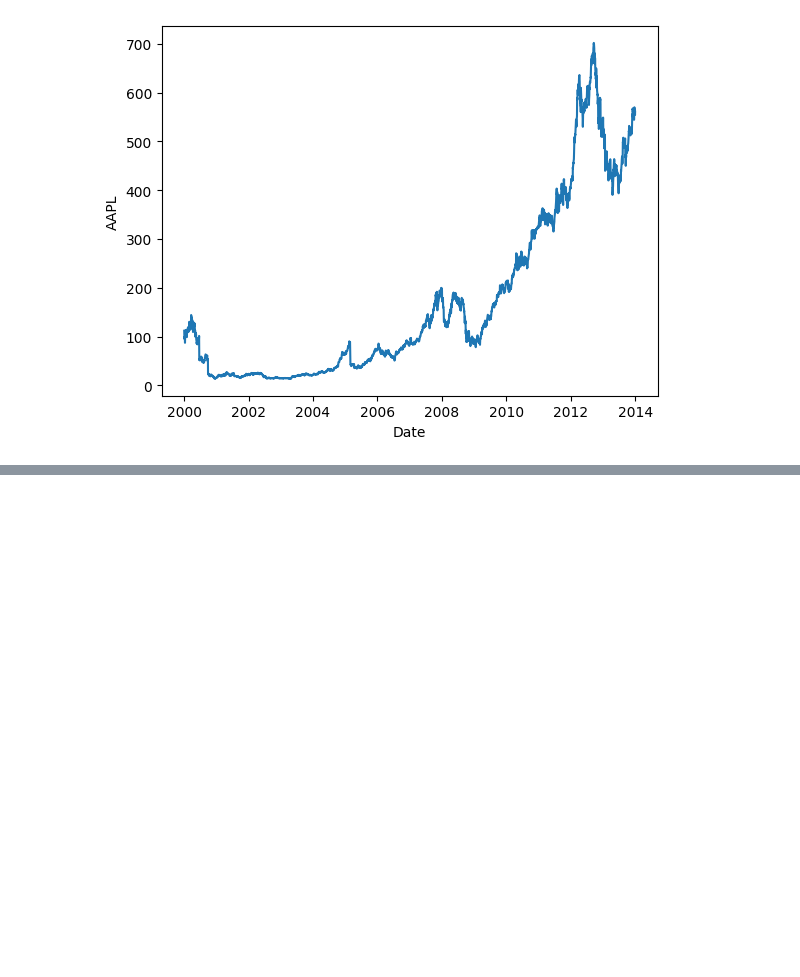
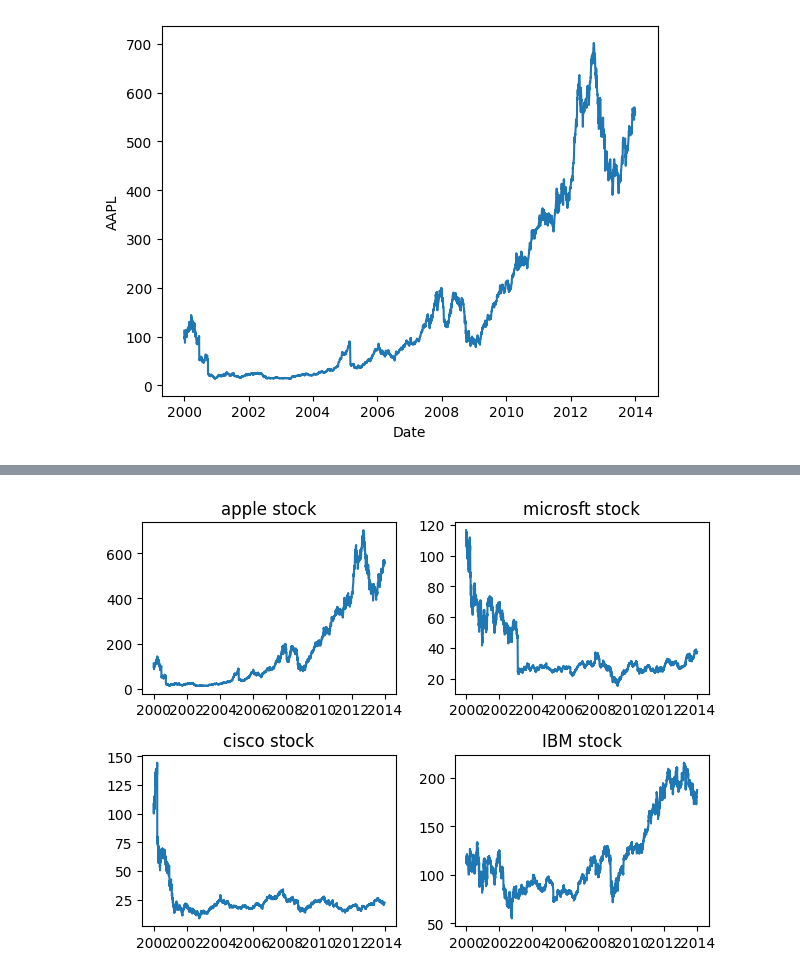
Before and after one commit to BryhanS/supply-chain-data-science-project, a Jupyter notebook: 08.Visualization-with-matplotlib/data.ipynb, the cells around one changed output, grey strips where cells are left out. Drawn from its saved outputs; the diff is of its cells as text; code cells hidden in the pictures; blank space fills up the shorter version.

```diff
--- a/08.Visualization-with-matplotlib/data.ipynb
+++ b/08.Visualization-with-matplotlib/data.ipynb
@@ -32,0 +52,21 @@ sns.lineplot(x='Date',y='AAPL',data=stocks)
+# %%
+plt.subplot(2,2,1)
+plt.plot(stocks['Date'],stocks['AAPL'])
+plt.title('apple stock')
+
+plt.subplot(2,2,2)
+plt.plot(stocks['Date'],stocks['MSFT'])
+plt.title('microsft stock')
+
+plt.subplot(2,2,3)
+plt.plot(stocks['Date'],stocks['CSCO'])
+plt.title('cisco stock')
+
+plt.subplot(2,2,4)
+plt.plot(stocks['Date'],stocks['IBM'])
+plt.title('IBM stock')
+
+plt.tight_layout()
+plt.show()
+# %% [output]
+[figure, added]
```
Also changed, not shown: parts of 13 cells of this notebook, 1 other file.
